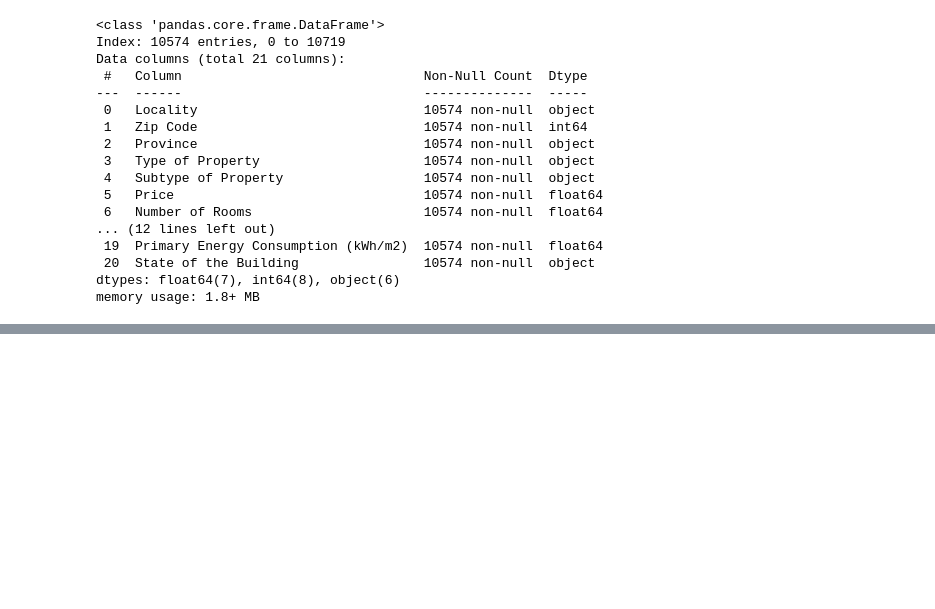
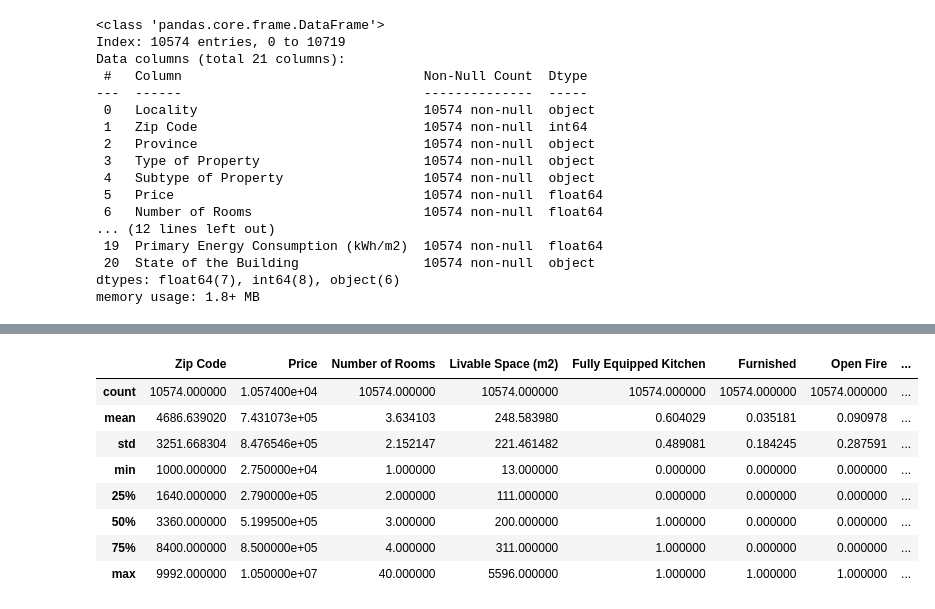
Before and after one commit to BeatrizJover/Data_analysis, a Jupyter notebook: first_data_modifications.ipynb, the cells around one changed output, grey strips where cells are left out. Cells and saved outputs as stored; diff of their text form; code cells hidden in the pictures; blank space fills up the shorter version.

```diff
--- a/first_data_modifications.ipynb
+++ b/first_data_modifications.ipynb
@@ -355,2 +363,14 @@ memory usage: 1.8+ MB
+# %%
+df.describe()
+# %% [output]
+|  | Zip Code | Price | Number of Rooms | Livable Space (m2) | Fully Equipped Kitchen | Furnished | Open Fire | ... |
+| count | 10574.000000 | 1.057400e+04 | 10574.000000 | 10574.000000 | 10574.000000 | 10574.000000 | 10574.000000 | ... |
+| mean | 4686.639020 | 7.431073e+05 | 3.634103 | 248.583980 | 0.604029 | 0.035181 | 0.090978 | ... |
+| std | 3251.668304 | 8.476546e+05 | 2.152147 | 221.461482 | 0.489081 | 0.184245 | 0.287591 | ... |
+| min | 1000.000000 | 2.750000e+04 | 1.000000 | 13.000000 | 0.000000 | 0.000000 | 0.000000 | ... |
+| 25% | 1640.000000 | 2.790000e+05 | 2.000000 | 111.000000 | 0.000000 | 0.000000 | 0.000000 | ... |
+| 50% | 3360.000000 | 5.199500e+05 | 3.000000 | 200.000000 | 1.000000 | 0.000000 | 0.000000 | ... |
+| 75% | 8400.000000 | 8.500000e+05 | 4.000000 | 311.000000 | 1.000000 | 0.000000 | 0.000000 | ... |
+| max | 9992.000000 | 1.050000e+07 | 40.000000 | 5596.000000 | 1.000000 | 1.000000 | 1.000000 | ... |
 # %%
 df.to_csv('csv-data\\cleaned_dataset_analysis.csv', index=False)
```
Also changed, not shown: parts of 1 cell of this notebook.
